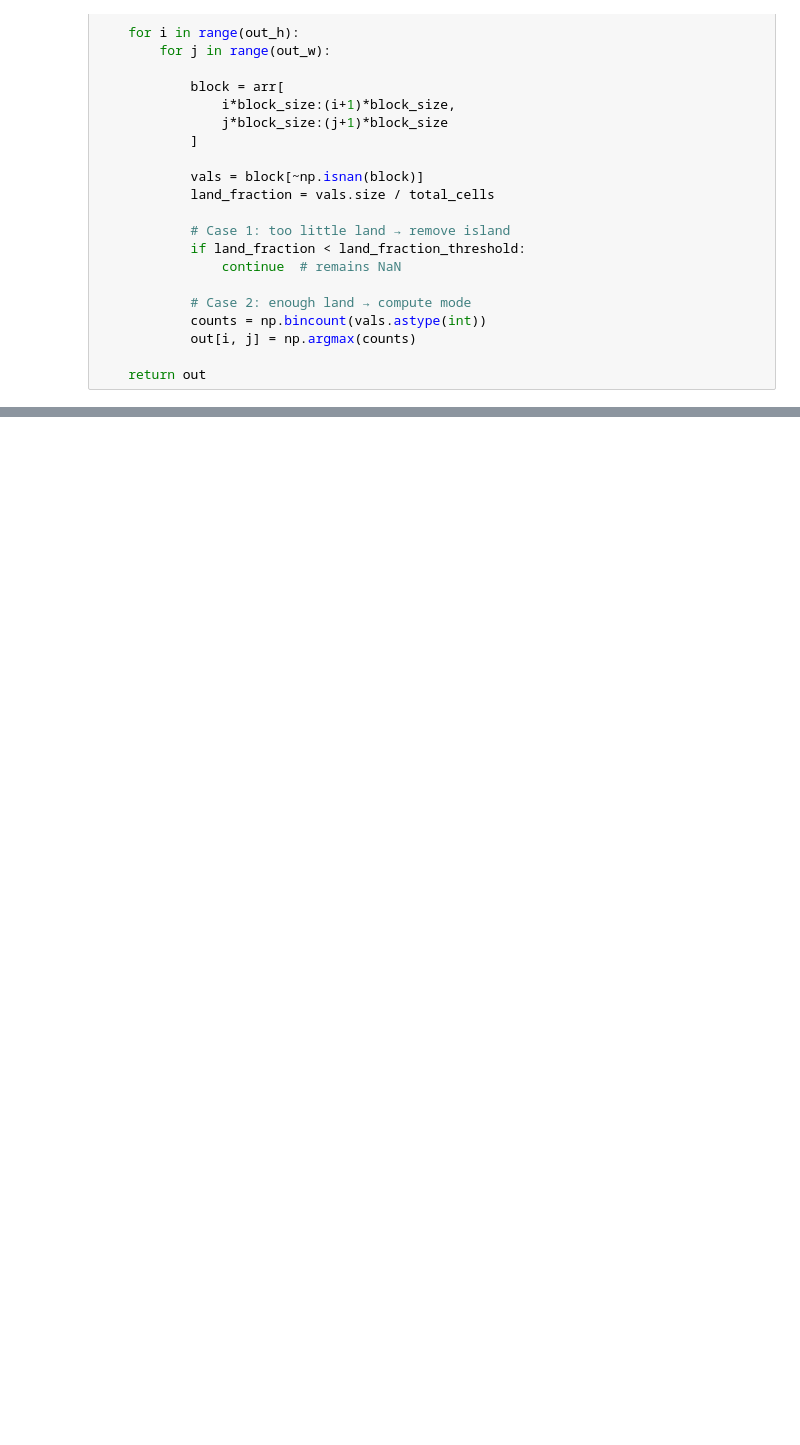
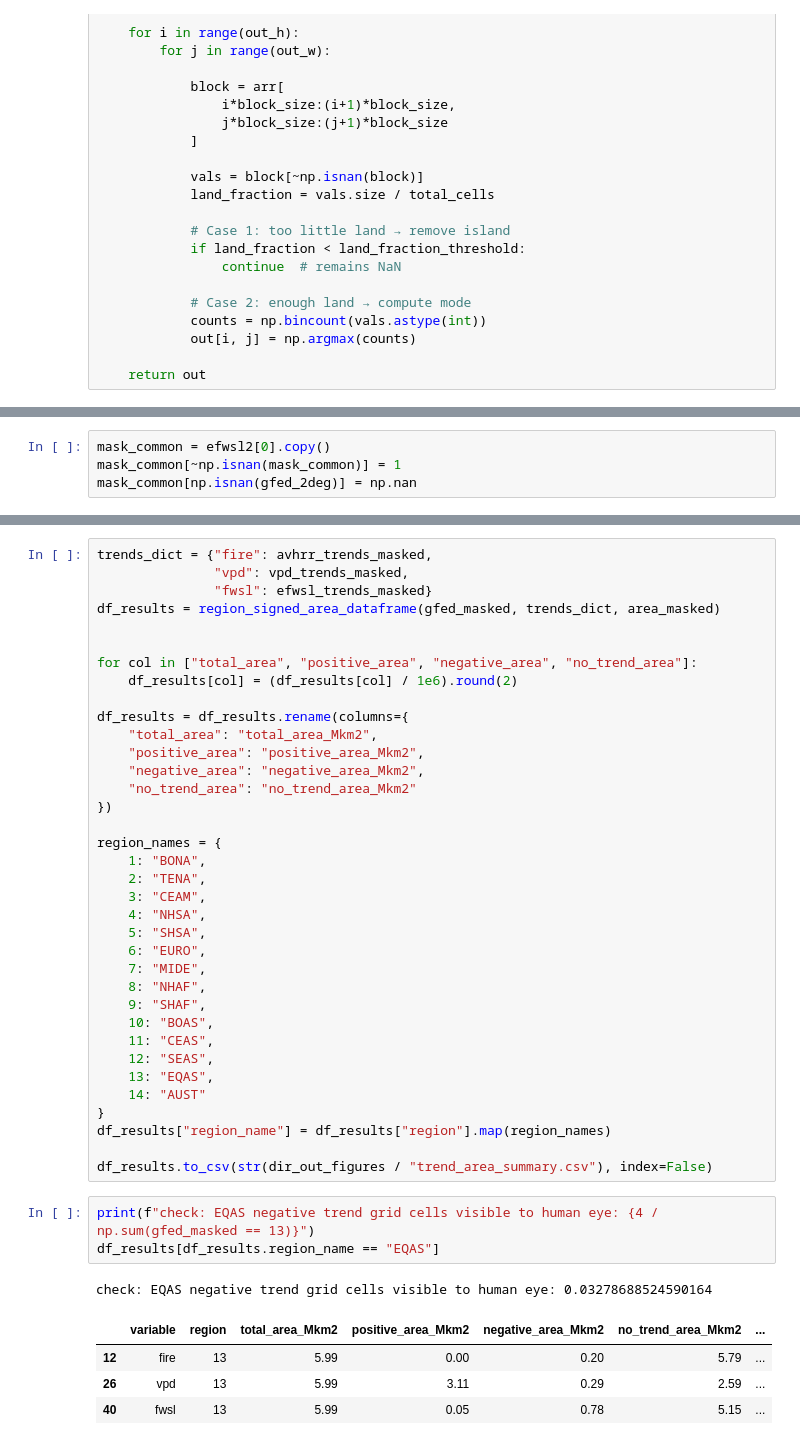
Before and after one commit to mdj4/avhrr-fire, a Jupyter notebook: src/05_data_analysis/01_mapped_analyses.ipynb, the cells around one changed output, grey strips where cells are left out. Cells and saved outputs as stored; diff of their text form; blank space fills up the shorter version.

```diff
--- a/src/05_data_analysis/01_mapped_analyses.ipynb
+++ b/src/05_data_analysis/01_mapped_analyses.ipynb
@@ -958,0 +966,4 @@ av_t.shape
+# %%
+mask_common = efwsl2[0].copy()
+mask_common[~np.isnan(mask_common)] = 1
+mask_common[np.isnan(gfed_2deg)] = np.nan
@@ -958,0 +1153,45 @@ av_t.shape
+# %%
+trends_dict = {"fire": avhrr_trends_masked,
+               "vpd": vpd_trends_masked,
+               "fwsl": efwsl_trends_masked}
+df_results = region_signed_area_dataframe(gfed_masked, trends_dict, area_masked)
+
+
+for col in ["total_area", "positive_area", "negative_area", "no_trend_area"]:
+    df_results[col] = (df_results[col] / 1e6).round(2)
+
+df_results = df_results.rename(columns={
+    "total_area": "total_area_Mkm2",
+    "positive_area": "positive_area_Mkm2",
+    "negative_area": "negative_area_Mkm2",
+    "no_trend_area": "no_trend_area_Mkm2"
+})
+
+region_names = {
+    1: "BONA",
+    2: "TENA",
+    3: "CEAM",
+    4: "NHSA",
+    5: "SHSA",
+    6: "EURO",
+    7: "MIDE",
+    8: "NHAF",
+    9: "SHAF",
+    10: "BOAS",
+    11: "CEAS",
+    12: "SEAS",
+    13: "EQAS",
+    14: "AUST"
+}
+df_results["region_name"] = df_results["region"].map(region_names)
+
+df_results.to_csv(str(dir_out_figures / "trend_area_summary.csv"), index=False)
+# %%
+print(f"check: EQAS negative trend grid cells visible to human eye: {4 / np.sum(gfed_masked == 13)}")
+df_results[df_results.region_name == "EQAS"]
+# %% [output]
+check: EQAS negative trend grid cells visible to human eye: 0.03278688524590164
+|  | variable | region | total_area_Mkm2 | positive_area_Mkm2 | negative_area_Mkm2 | no_trend_area_Mkm2 | ... |
+| 12 | fire | 13 | 5.99 | 0.00 | 0.20 | 5.79 | ... |
+| 26 | vpd | 13 | 5.99 | 3.11 | 0.29 | 2.59 | ... |
+| 40 | fwsl | 13 | 5.99 | 0.05 | 0.78 | 5.15 | ... |
```
Also changed, not shown: parts of 22 cells of this notebook, 1 other file.
